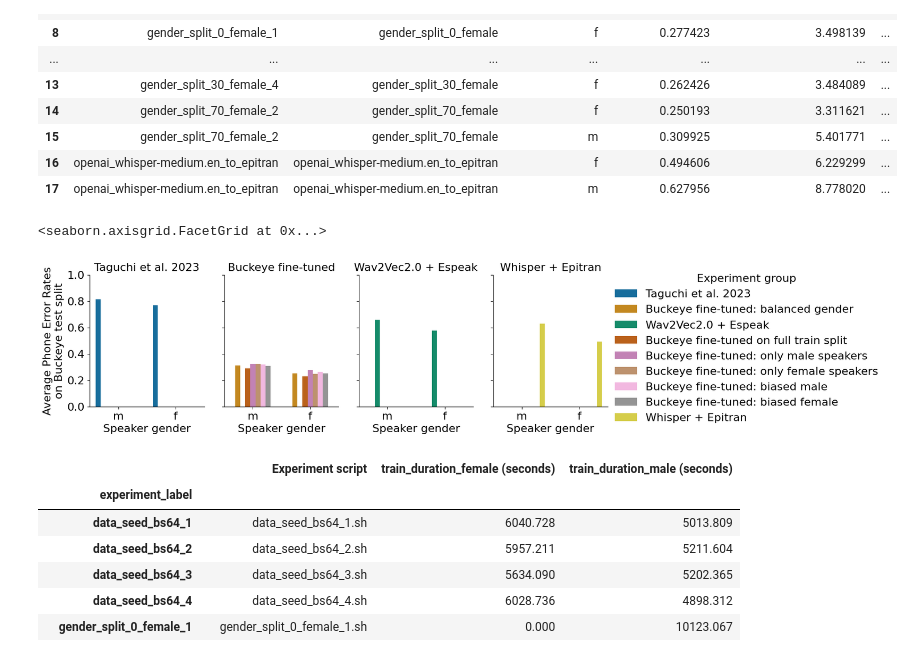
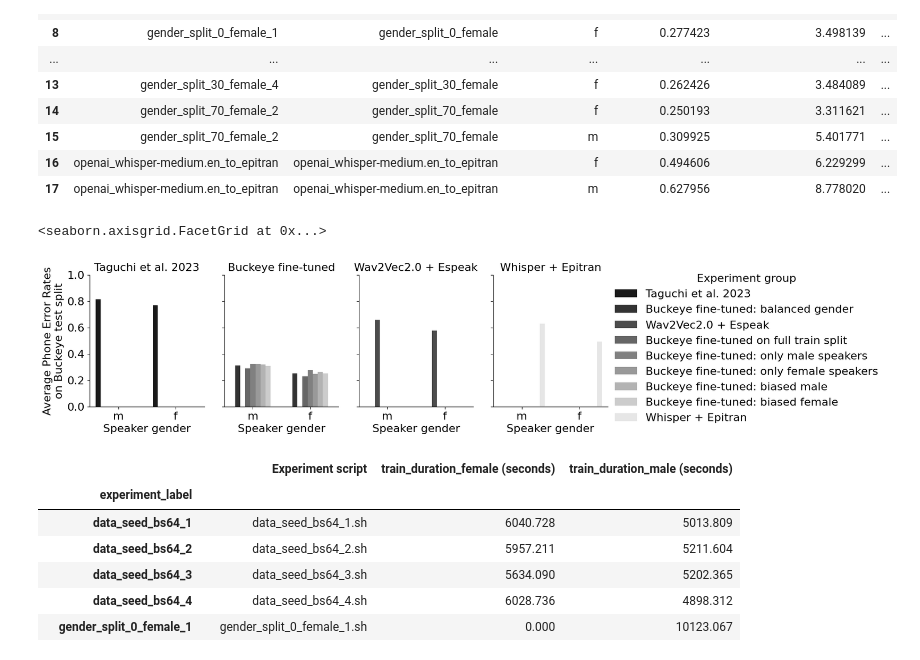
Before and after one commit to UMassCDS/wav2ipa, a Jupyter notebook: notebooks/amp_presentation/amp_evaluation_analysis.ipynb, the cells around one changed output. Cells and saved outputs as stored; diff of their text form; code cells hidden in the pictures.

```diff
--- a/notebooks/amp_presentation/amp_evaluation_analysis.ipynb
+++ b/notebooks/amp_presentation/amp_evaluation_analysis.ipynb
@@ -16,7 +16,8 @@ import matplotlib.pyplot as plt
 import pandas as pd
 import seaborn as sns
 
-sns.color_palette("colorblind")
+PALETTE = "gist_gray"
+sns.color_palette(PALETTE)
 font = {"size": 16}
 matplotlib.rc("font", **font)
 plt.rcParams["figure.figsize"] = (12, 12)
@@ -455,21 +456,21 @@ display(best_model_gender_df)
 # %%
 #plt.figure(figsize=(8, 12))
 g = sns.catplot(
     best_model_gender_df,
     kind="bar",
     x="speaker_gender",
     y="phone_error_rates",
     hue="Experiment group",
     col="Model source",
     height=4, aspect=0.75,
-    palette="colorblind"
+    palette=PALETTE
 )
 g.set(ylim=(0, 1))
 g.set_axis_labels("Speaker gender", "Average Phone Error Rates\non Buckeye test split")
 g.set_titles("{col_name}")
 # %% [output]
 <seaborn.axisgrid.FacetGrid at 0x...>
-[figure, old version]
+[figure, new version]
 # %%
 # Read and join gender duration data
 gender_duration_df = pd.read_csv(GENDER_SPLIT_DURATION_CSV)
```
Also changed, not shown: parts of 5 cells of this notebook, 2 other files.
